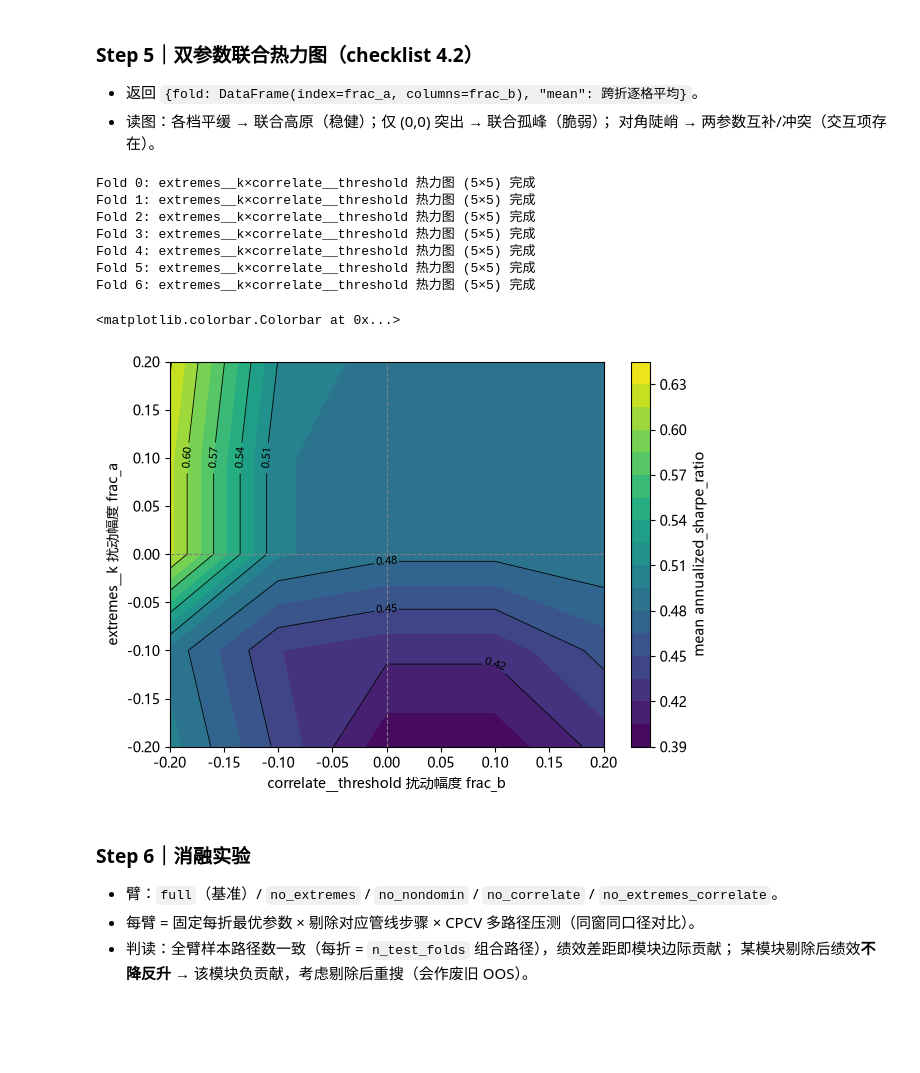
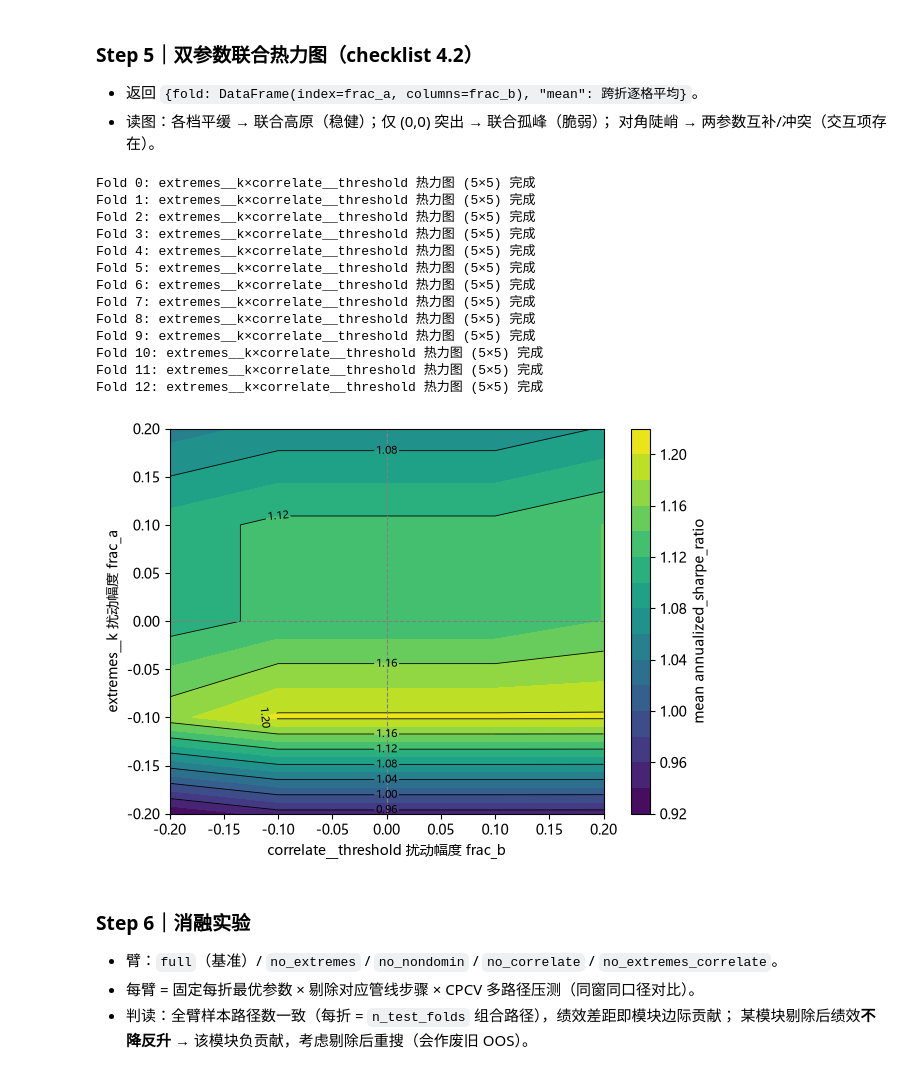
Before and after one commit to wang-jinghui/machine-learning-for-trading, a Jupyter notebook: case_studies/lazy_trading/WF+CPCV+PS_252.ipynb, the cells around one changed output. Saved outputs shown, nothing was run; the diff lists cells and outputs as text; code cells hidden in the pictures; blank space fills up the shorter version.

```diff
--- a/case_studies/lazy_trading/WF+CPCV+PS_252.ipynb
+++ b/case_studies/lazy_trading/WF+CPCV+PS_252.ipynb
@@ -72,9 +72,9 @@ log_print("mean(Annualized Sharpe Ratio) - mean(MAXDD)", section='Ojective', ech
 log_print(build_pipeline_src(), section="Model Pipeline", echo=False)
 # %%
-search_space = {'nondomin__min_n_assets': {'low': 5, 'high': 25, 'step': 5},
+search_space = {'nondomin__min_n_assets': {'low': 5, 'high': 55, 'step': 5},
  'nondomin__threshold': {'low': -0.5, 'high': -0.3, 'step': 0.1},
- 'correlate__threshold': {'low': 0.1, 'high': 0.6, 'step': 0.1},
- 'extremes__k': {'low': 0.1, 'high': 0.5, 'step': 0.1},
+ 'correlate__threshold': {'low': 0.1, 'high': 0.5, 'step': 0.1},
+ 'extremes__k': {'low': 0.1, 'high': 0.6, 'step': 0.1},
  'nondomin__fitness_measures': [
     "mean-variance-kurt",
     "mean-variance-maxdd-kurt",
@@ -95,15 +95,15 @@ compute_grid_size(search_space)
 # %%
-search_params = {'test_size': 252,
-  'train_size': 756+252,
+search_params = {'test_size': 126,
+  'train_size': 756+126,
   'n_test_folds': 2,
   'n_jobs': 4,
-  'cv_n_jobs': 12,
-  'n_trials': 1000,
-  'patience': 20,
+  'cv_n_jobs': 8,
+  'n_trials': 2000,
+  'patience': 50,
   'sampler': 'tpe',
   'min_delta': 0.0001,
   'outer_purged_size': 1,
-  'outer_reduce_test': True,
+  'outer_reduce_test': False,
   'seed': 42,
   'verbose': True}
 log_print(search_params, section="Search Parameter", echo=False)
@@ -231,30 +284,37 @@ Fold 6: 单参网格完成 (5 参数 × 6 档)
 # %%
 import numpy as np
 import matplotlib.pyplot as plt
 
 grids = sensitivity_heatmap(X, fold_results, param_a="extremes__k",
-                            param_b="correlate__threshold")
+                            param_b="correlate__threshold",
+                            reduce_test=False)
 mean = grids["mean"]                          # 行=frac_a, 列=frac_b, 值=跨折平均ASR
 Xg, Yg = np.meshgrid(mean.columns, mean.index)   # x=frac_b, y=frac_a，与 values[i,j] 对齐
 fig, ax = plt.subplots(figsize=(7, 5))
 cf = ax.contourf(Xg, Yg, mean.values, levels=15, cmap="viridis")   # 彩色填充
 cs = ax.contour(Xg, Yg, mean.values, levels=8, colors="k", linewidths=0.6)  # 等值线
 ax.clabel(cs, inline=True, fontsize=8)        # 标数值
 ax.axhline(0, color="gray", lw=0.8, ls="--")  # 生产值锚点十字线（0,0 = 未扰动）
 ax.axvline(0, color="gray", lw=0.8, ls="--")
 ax.set_xlabel("correlate__threshold 扰动幅度 frac_b")
 ax.set_ylabel("extremes__k 扰动幅度 frac_a")
 fig.colorbar(cf, label="mean annualized_sharpe_ratio")
+plt.show()
 # %% [output]
 Fold 0: extremes__k×correlate__threshold 热力图 (5×5) 完成
 Fold 1: extremes__k×correlate__threshold 热力图 (5×5) 完成
 Fold 2: extremes__k×correlate__threshold 热力图 (5×5) 完成
 Fold 3: extremes__k×correlate__threshold 热力图 (5×5) 完成
 Fold 4: extremes__k×correlate__threshold 热力图 (5×5) 完成
 Fold 5: extremes__k×correlate__threshold 热力图 (5×5) 完成
 Fold 6: extremes__k×correlate__threshold 热力图 (5×5) 完成
+Fold 7: extremes__k×correlate__threshold 热力图 (5×5) 完成
+Fold 8: extremes__k×correlate__threshold 热力图 (5×5) 完成
+Fold 9: extremes__k×correlate__threshold 热力图 (5×5) 完成
+Fold 10: extremes__k×correlate__threshold 热力图 (5×5) 完成
+Fold 11: extremes__k×correlate__threshold 热力图 (5×5) 完成
+Fold 12: extremes__k×correlate__threshold 热力图 (5×5) 完成
-<matplotlib.colorbar.Colorbar at 0x...>
-[figure, old version]
+[figure, new version]
 # %% [markdown]
 ### Step 6｜消融实验
 
```
Also changed, not shown: parts of 25 cells of this notebook.
